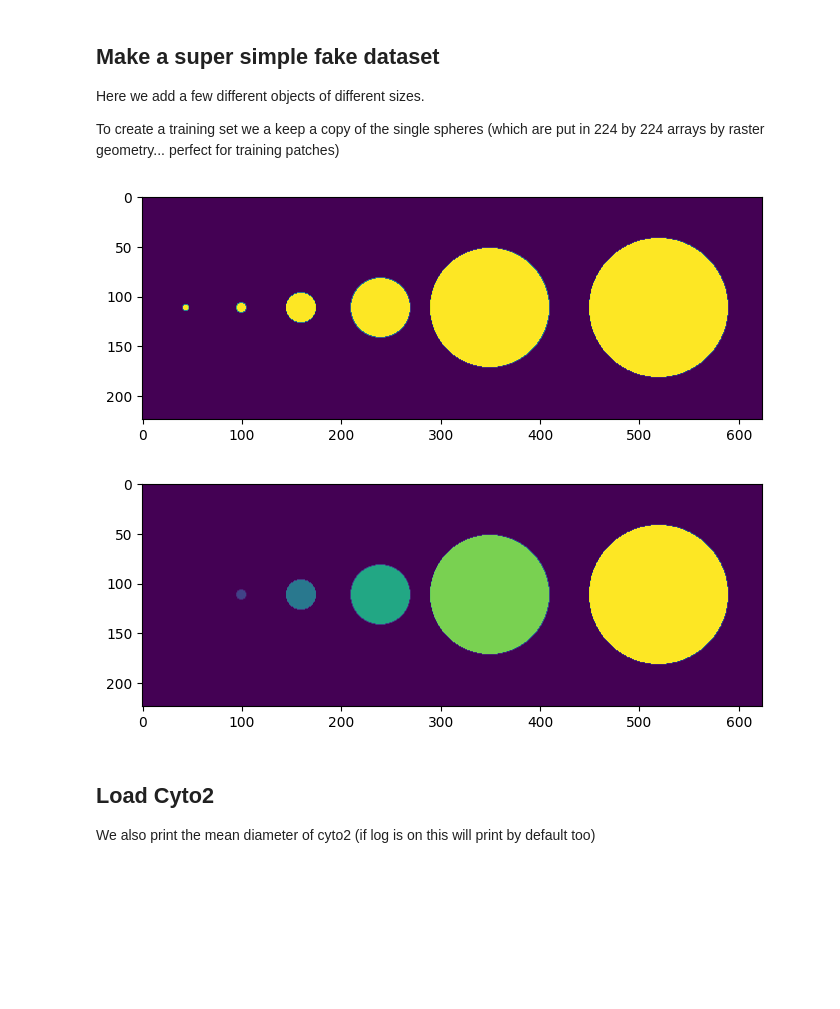
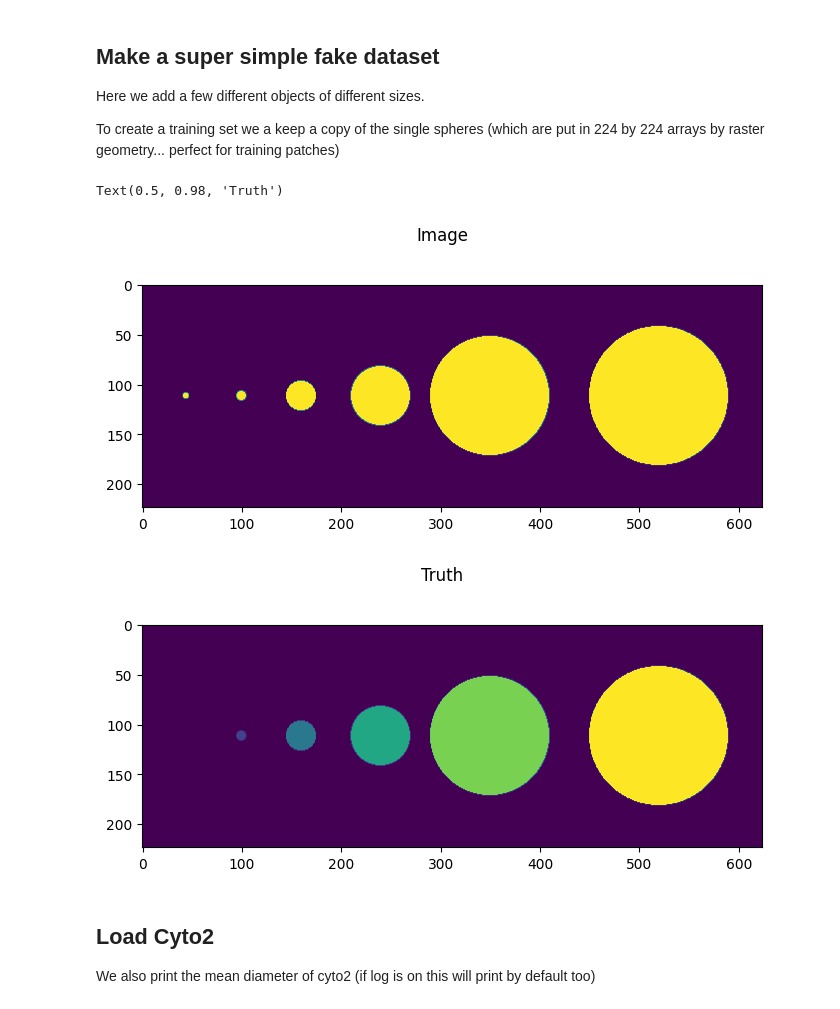
Before and after one commit to True-North-Intelligent-Algorithms/notebooks-and-napari-widgets-for-dl, a Jupyter notebook: docs/20_scale/20_cell_pose_diameter.ipynb, the cells around one changed output. Saved outputs shown, nothing was run; the diff lists cells and outputs as text; code cells hidden in the pictures; blank space fills up the shorter version.

```diff
--- a/docs/20_scale/20_cell_pose_diameter.ipynb
+++ b/docs/20_scale/20_cell_pose_diameter.ipynb
@@ -20,38 +20,42 @@ Here we add a few different objects of different sizes.
 
 To create a training set we a keep a copy of the single spheres (which are put in 224 by 224 arrays by raster geometry... perfect for training patches)
 # %%
-from sympy import im
 
 
 width, height = 624, 224
 
 image = np.zeros([height, width], dtype=np.float32)
 truth = np.zeros([height, width], dtype=np.float32)
 
 rs = [3, 5, 15, 30, 60, 70]
 
 x_ = 44
 
 # for train will be a list of the 224 by 224 circle images that will be used for training
 for_train = []
 
 i = 0
 for r in rs:
     x, y = x_, 112
     size = [math.ceil(r*2), math.ceil(r*2)]
     size = [224, 224]
     temp=rg.circle(size, r)
     for_train.append(temp)
     add_small_to_large_2d(image, temp, x, y, mode='replace_non_zero')
     add_small_to_large_2d(truth, i*temp, x, y, mode='replace_non_zero')
     x_ = x_ + 50+2*r
     i += 1
 
-fig = imshow2d(image)
-fig = imshow2d(truth)
+fig = imshow2d(image, width = 8, height = 3.5)
+# set title
+fig.suptitle('Image')
+fig = imshow2d(truth, width=8, height=3.5)
+# set title
+fig.suptitle('Truth')
 # %% [output]
+Text(0.5, 0.98, 'Truth')
-[figure, old version]
+[figure, new version]
-[figure, old version]
+[figure, new version]
 # %% [markdown]
 ## Load Cyto2
 
```
Also changed, not shown: parts of 12 cells of this notebook.
